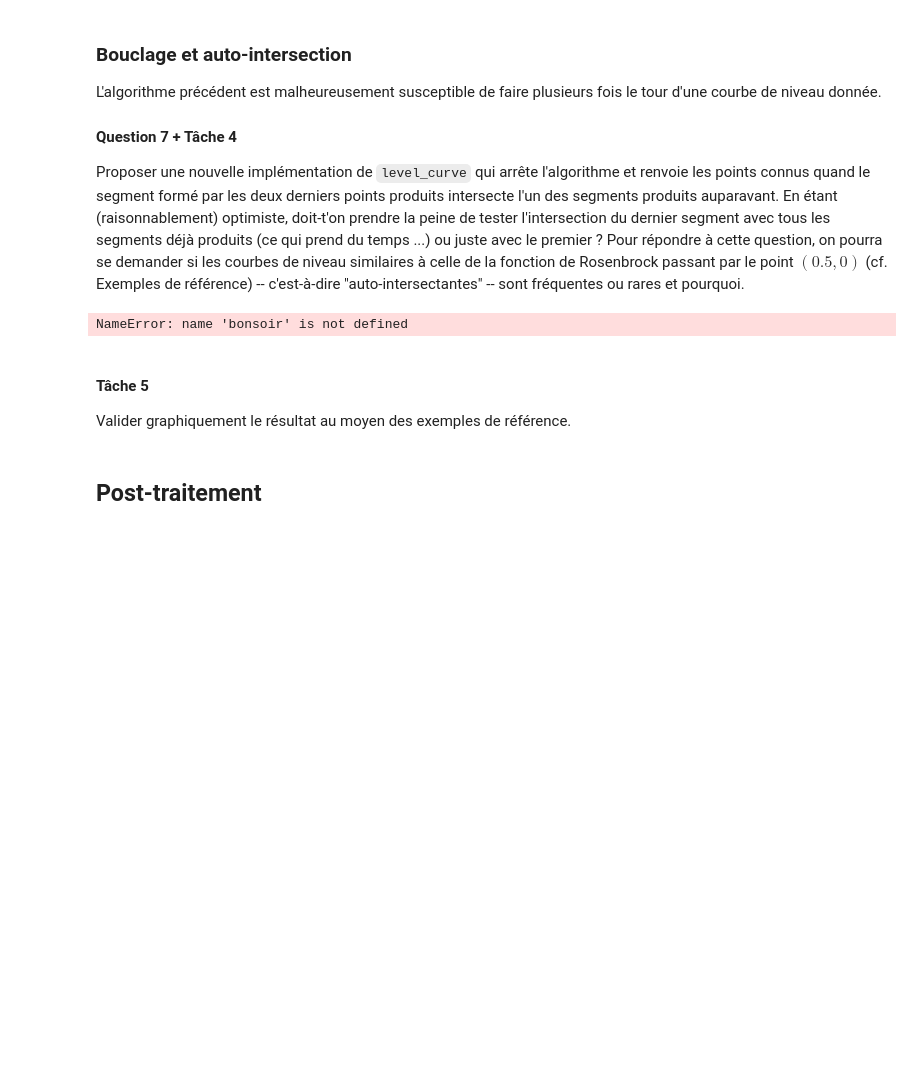
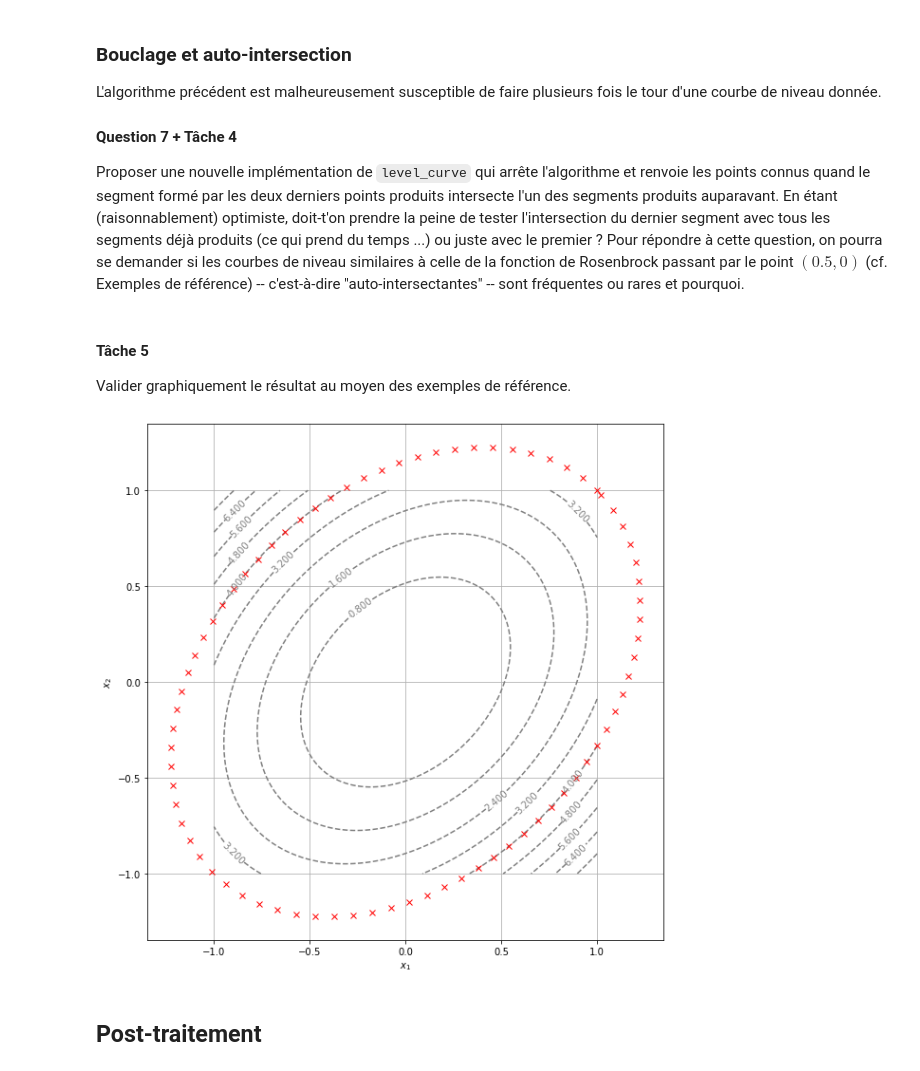
Before and after one commit to 20doireau/projet_math, a Jupyter notebook: Courbes_de_niveau_Fiche_reponse.ipynb, the cells around one changed output. Drawn from its saved outputs; the diff is of its cells as text; code cells hidden in the pictures; blank space fills up the shorter version.

```diff
--- a/Courbes_de_niveau_Fiche_reponse.ipynb
+++ b/Courbes_de_niveau_Fiche_reponse.ipynb
@@ -415,7 +415,3 @@ L'algorithme précédent est malheureusement susceptible de faire plusieurs fois
 #### Question 7 + Tâche 4
 
 Proposer une nouvelle implémentation de `level_curve` qui arrête l'algorithme et renvoie les points connus quand le segment formé par les deux derniers points produits intersecte l'un des segments produits auparavant. En étant (raisonnablement) optimiste, doit-t'on prendre la peine de tester l'intersection du dernier segment avec tous les segments déjà produits (ce qui prend du temps ...) ou juste avec le premier ? Pour répondre à cette question, on pourra se demander si les courbes de niveau similaires à celle de la fonction de Rosenbrock passant par le point $(0.5, 0)$ (cf. Exemples de référence) -- c'est-à-dire "auto-intersectantes" -- sont fréquentes ou rares et pourquoi.
-# %%
-bonsoir
-# %% [output]
-NameError: name 'bonsoir' is not defined
@@ -423,6 +475,23 @@ NameError: name 'bonsoir' is not defined
 #### Tâche 5
 
 Valider graphiquement le résultat au moyen des exemples de référence.
+# %%
+# On affiche les lignes de niveaux de f1
+display_contour(f1, x=np.linspace(-1.0, 1.0, 100), y=np.linspace(-1.0, 1.0, 100), levels=10)
+
+# On applique notre fonction level_curve pour tracer les courbes de niveau de f1. On procède comme pour la tâche 2 pour tracer les courbes.
+
+
+    ## ligne de niveau 4.0 (en rouge)
+def f1_3(x1,x2):
+    x1 = np.array(x1)
+    x2 = np.array(x2)
+    return np.array([3.0 * x1 * x1 - 2.0 * x1 * x2 + 3.0 * x2 * x2 - 4.0, x1-x2])
+
+C = level_curve2(f1, Newton(f1_3, 0.8, 0.8, eps, N)[0], Newton(f1_3, 0.8, 0.8, eps, N)[1], 0.1, N, eps, 4.0)
+plt.plot(C[0],C[1], 'xr');
+# %% [output]
+[figure, added]
 # %% [markdown]
 ## Post-traitement
 # %% [markdown]
```
Also changed, not shown: parts of 2 cells of this notebook.
